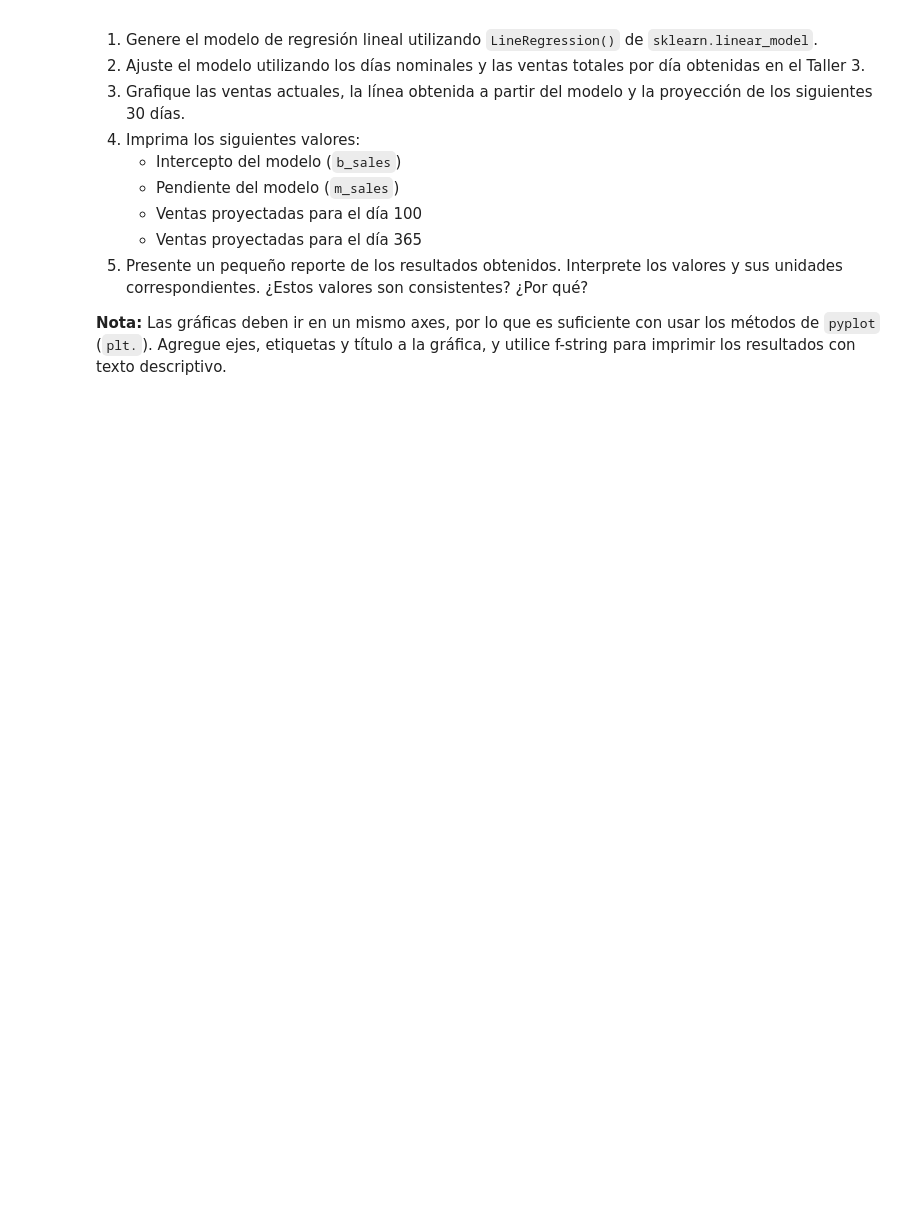
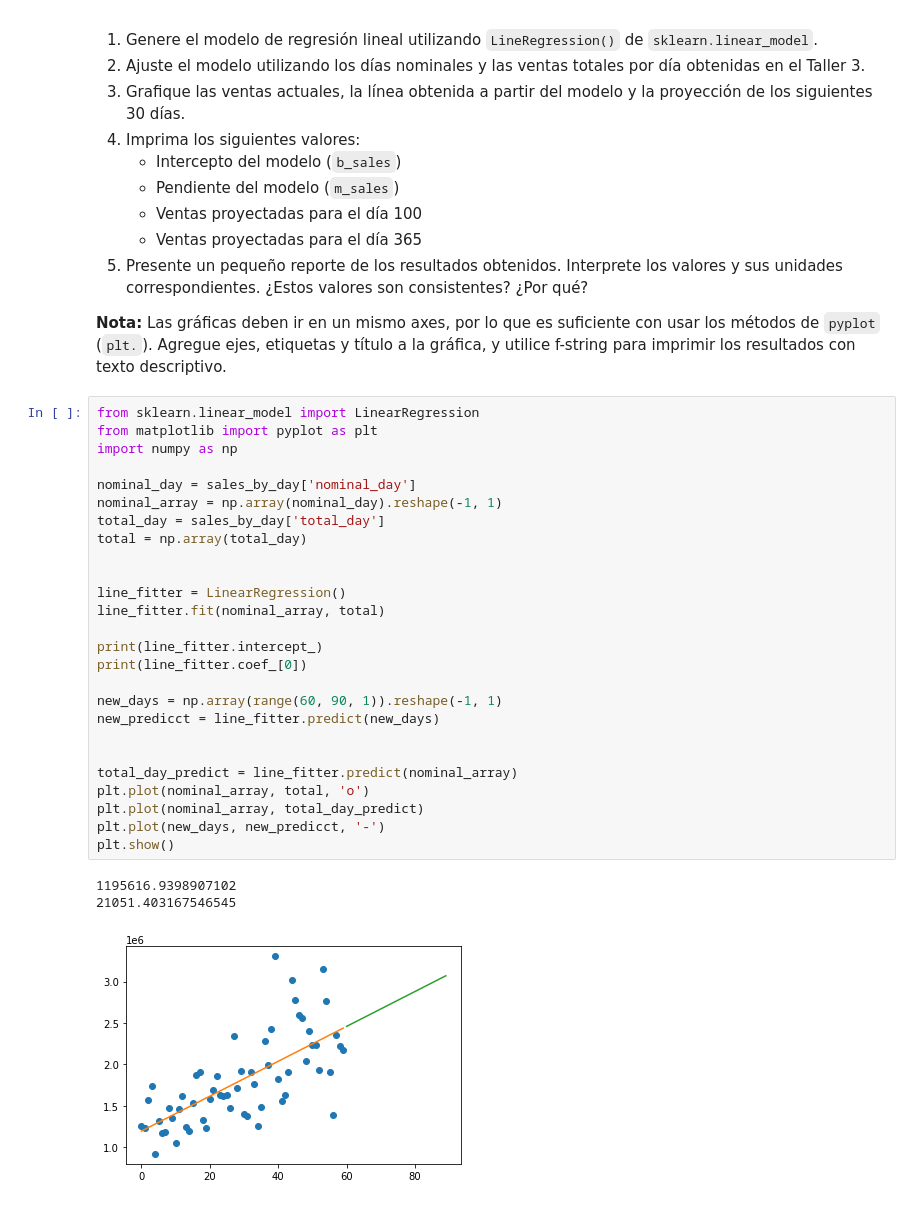
Before and after one commit to Juan866-rgb/Parcial-3, a Jupyter notebook: Michelangelos-main/Michelangelos.ipynb, the cells around one changed output. Saved outputs shown, nothing was run; the diff lists cells and outputs as text; blank space fills up the shorter version.

```diff
--- a/Michelangelos-main/Michelangelos.ipynb
+++ b/Michelangelos-main/Michelangelos.ipynb
@@ -1080,3 +1080,33 @@ Chocolove está impresionado con el trabajo que ha realizado hasta ahora. Sin em
 5. Presente un pequeño reporte de los resultados obtenidos. Interprete los valores y sus unidades correspondientes. ¿Estos valores son consistentes? ¿Por qué?
 
 **Nota:** Las gráficas deben ir en un mismo axes, por lo que es suficiente con usar los métodos de `pyplot` (`plt.`). Agregue ejes, etiquetas y título a la gráfica, y utilice f-string para imprimir los resultados con texto descriptivo.
+# %%
+from sklearn.linear_model import LinearRegression
+from matplotlib import pyplot as plt
+import numpy as np
+
+nominal_day = sales_by_day['nominal_day']
+nominal_array = np.array(nominal_day).reshape(-1, 1)
+total_day = sales_by_day['total_day']
+total = np.array(total_day)
+
+
+line_fitter = LinearRegression()
+line_fitter.fit(nominal_array, total)
+
+print(line_fitter.intercept_)
+print(line_fitter.coef_[0])
+
+new_days = np.array(range(60, 90, 1)).reshape(-1, 1)
+new_predicct = line_fitter.predict(new_days)
+
+
+total_day_predict = line_fitter.predict(nominal_array)
+plt.plot(nominal_array, total, 'o')
+plt.plot(nominal_array, total_day_predict)
+plt.plot(new_days, new_predicct, '-')
+plt.show()
+# %% [output]
+1195616.9398907102
+21051.403167546545
+[figure, added]
```
Also changed, not shown: parts of 1 cell of this notebook, 1 other file.
